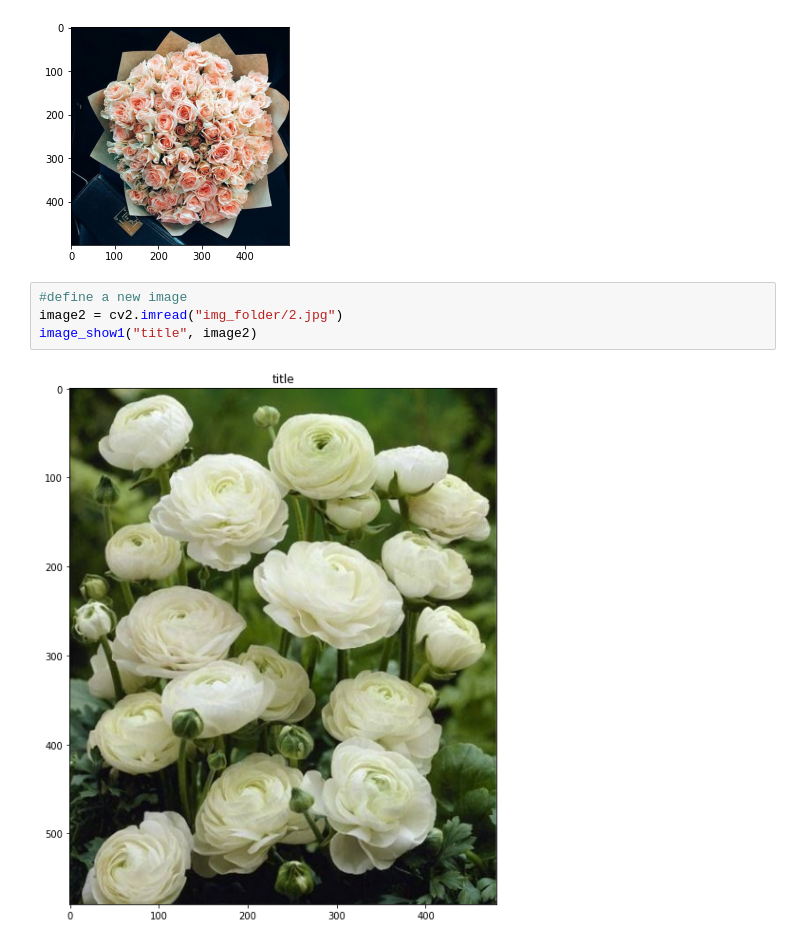
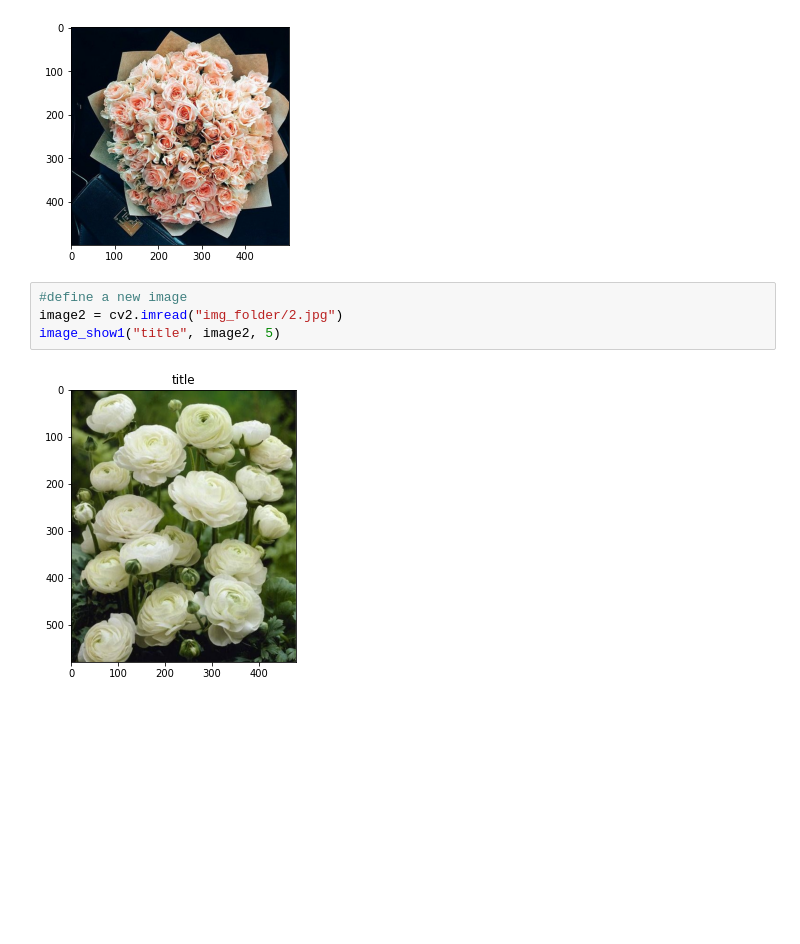
Before and after one commit to maliekici/zero_to_ComputerVision, a Jupyter notebook: lectures/color_spaces_drawing_imagesL2.ipynb, the cells around one changed output. Drawn from its saved outputs; the diff is of its cells as text; blank space fills up the shorter version.

```diff
--- a/lectures/color_spaces_drawing_imagesL2.ipynb
+++ b/lectures/color_spaces_drawing_imagesL2.ipynb
@@ -87,8 +89,8 @@ plt.show()
 # %%
 #define a new image
 image2 = cv2.imread("img_folder/2.jpg")
-image_show1("title", image2)
+image_show1("title", image2, 5)
 # %% [output]
-[figure, old version]
+[figure, new version]
 # %%
 image_show1("Hue", image2[:, :, 0],4)
```
Also changed, not shown: parts of 19 cells of this notebook.
